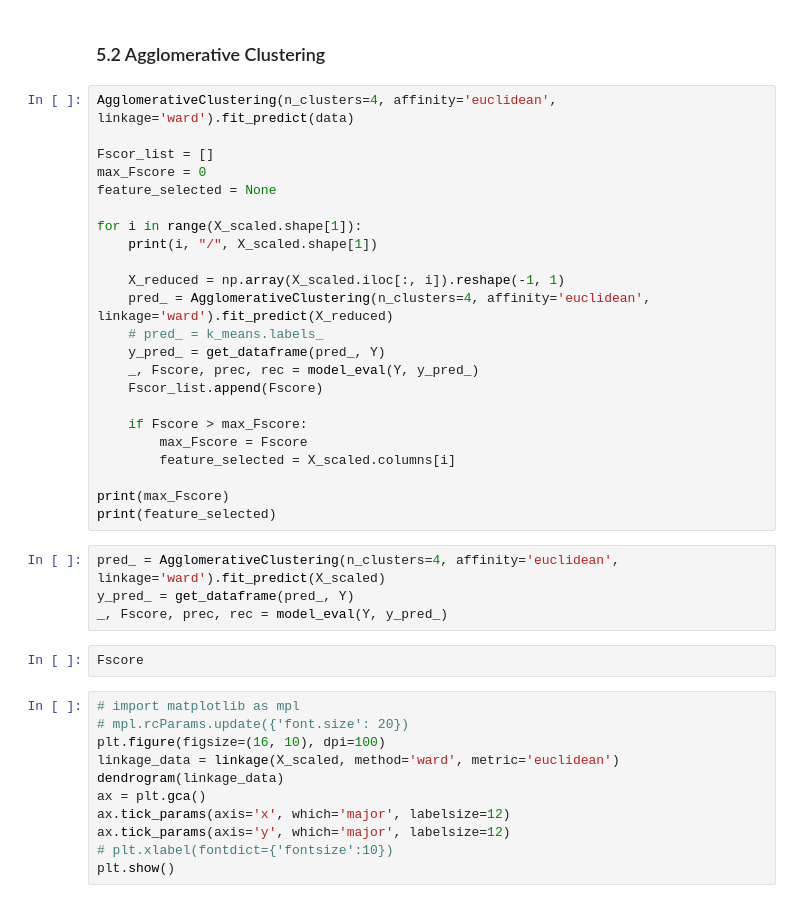
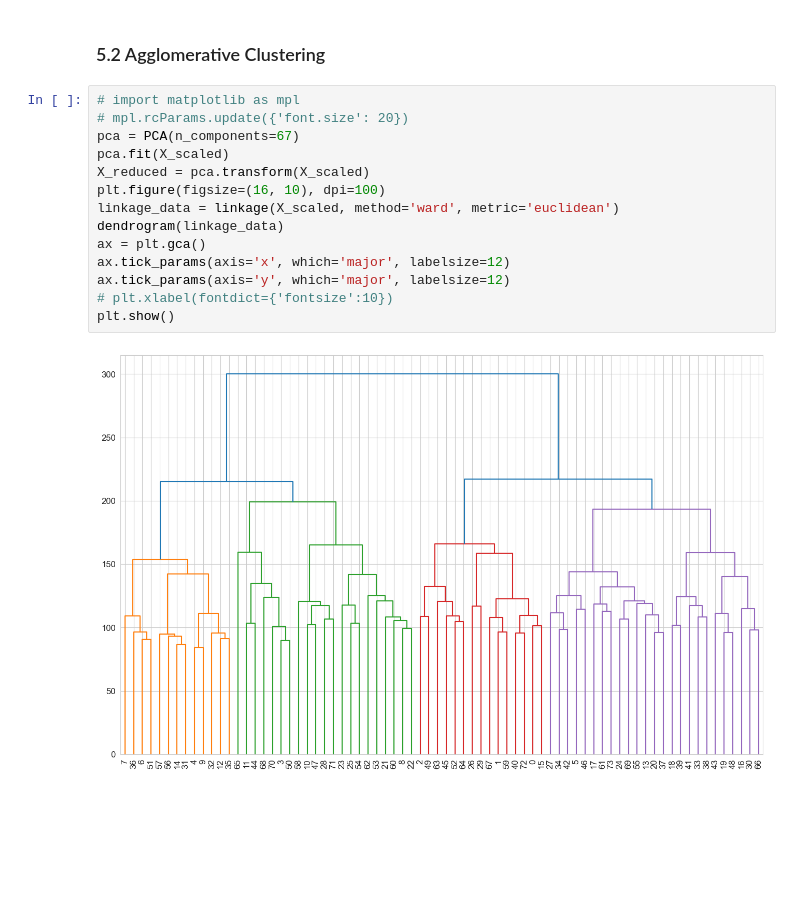
Before and after one commit to Pietro-Gavazzi/linma2472-project, a Jupyter notebook: final-project/siqi_3.ipynb, the cells around one changed output. Drawn from its saved outputs; the diff is of its cells as text; blank space fills up the shorter version.

```diff
--- a/final-project/siqi_3.ipynb
+++ b/final-project/siqi_3.ipynb
@@ -400,43 +400,19 @@ plt.show()
 [figure]
 # %% [markdown]
 ### 5.2 Agglomerative Clustering
-# %%
-AgglomerativeClustering(n_clusters=4, affinity='euclidean', linkage='ward').fit_predict(data)
-
-Fscor_list = []
-max_Fscore = 0
-feature_selected = None
-
-for i in range(X_scaled.shape[1]):
-    print(i, "/", X_scaled.shape[1])
-
-    X_reduced = np.array(X_scaled.iloc[:, i]).reshape(-1, 1)
-    pred_ = AgglomerativeClustering(n_clusters=4, affinity='euclidean', linkage='ward').fit_predict(X_reduced)
-    # pred_ = k_means.labels_
-    y_pred_ = get_dataframe(pred_, Y)
-    _, Fscore, prec, rec = model_eval(Y, y_pred_)
-    Fscor_list.append(Fscore)
-
-    if Fscore > max_Fscore:
-        max_Fscore = Fscore
-        feature_selected = X_scaled.columns[i]
-
-print(max_Fscore)
-print(feature_selected)
-# %%
-pred_ = AgglomerativeClustering(n_clusters=4, affinity='euclidean', linkage='ward').fit_predict(X_scaled)
-y_pred_ = get_dataframe(pred_, Y)
-_, Fscore, prec, rec = model_eval(Y, y_pred_)
-# %%
-Fscore
 # %%
 # import matplotlib as mpl
 # mpl.rcParams.update({'font.size': 20})
+pca = PCA(n_components=67)
+pca.fit(X_scaled)
+X_reduced = pca.transform(X_scaled)
 plt.figure(figsize=(16, 10), dpi=100)
 linkage_data = linkage(X_scaled, method='ward', metric='euclidean')
 dendrogram(linkage_data)
 ax = plt.gca()
 ax.tick_params(axis='x', which='major', labelsize=12)
 ax.tick_params(axis='y', which='major', labelsize=12)
 # plt.xlabel(fontdict={'fontsize':10})
 plt.show()
+# %% [output]
+[figure, added]
```
